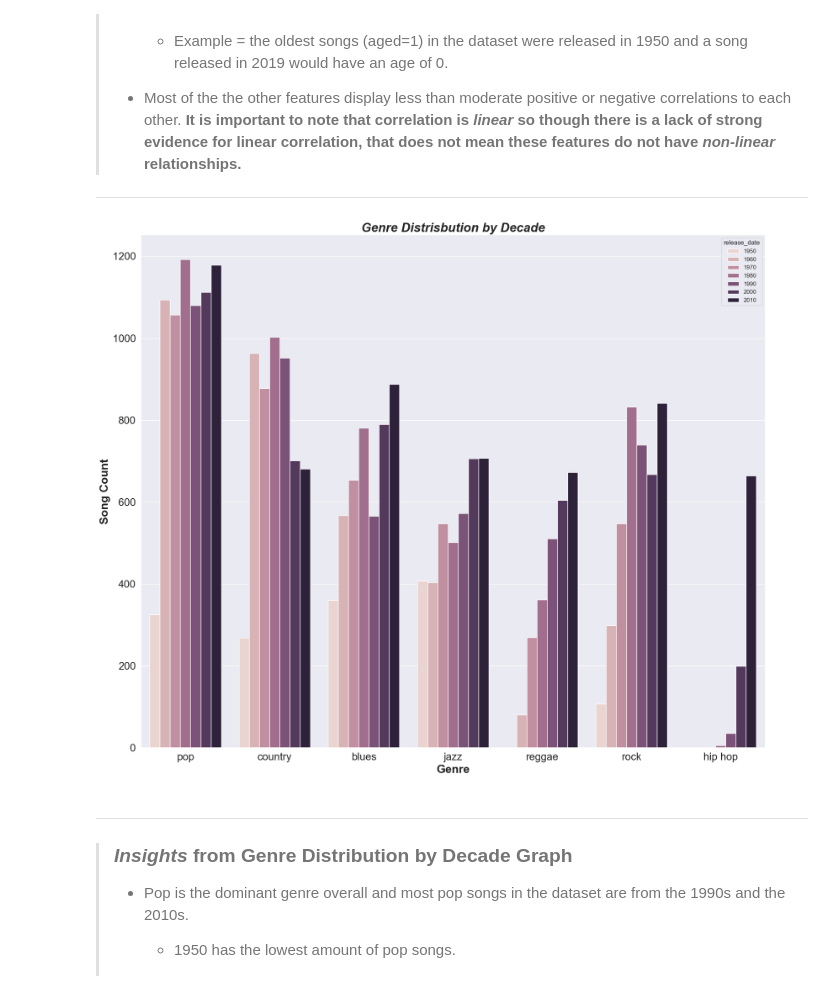
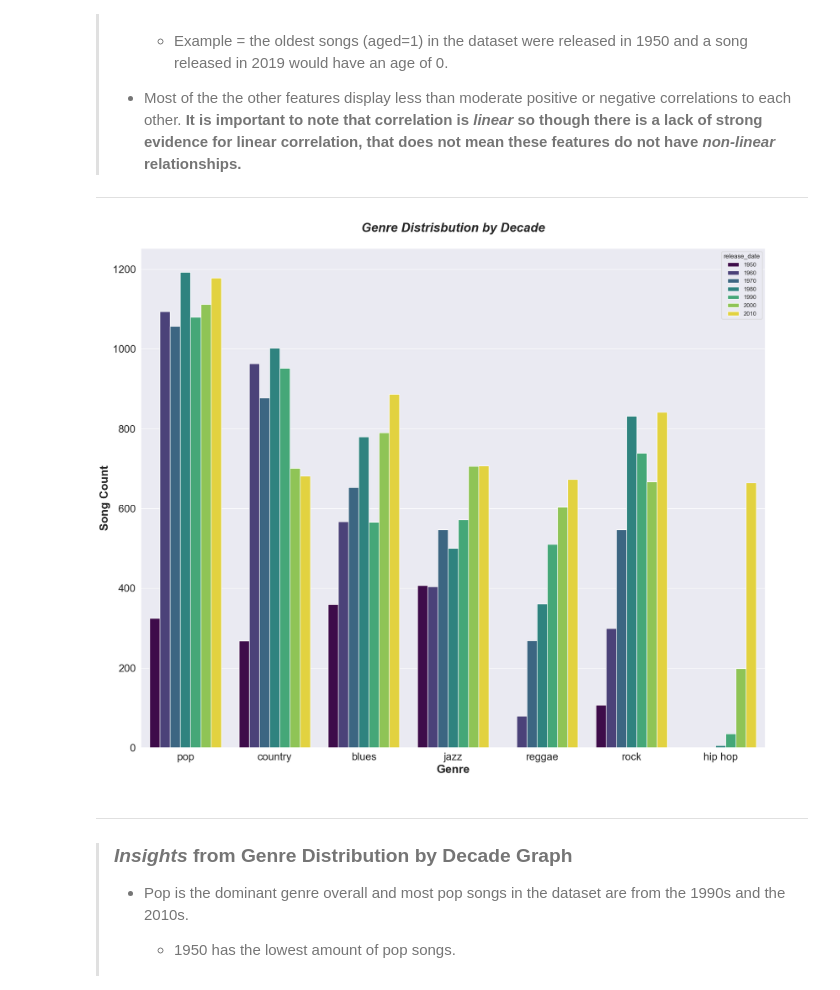
Before and after one commit to thetechleila/Music-Recommendation-Algorithm, a Jupyter notebook: code/EDA_music.ipynb, the cells around one changed output. Cells and saved outputs as stored; diff of their text form; code cells hidden in the pictures.

```diff
--- a/code/EDA_music.ipynb
+++ b/code/EDA_music.ipynb
@@ -806,22 +717,22 @@ ___
 # %%
 release_count_dec = df["release_date"]//10*10
 
 plt.figure(figsize=(18, 15))
 
-sns.countplot(data=df, x="genre", hue=release_count_dec)
+sns.countplot(data=df, x="genre", hue=release_count_dec, palette="viridis")
 
 #Labels
 sns.set(style="darkgrid")
 plt.ylabel("Song Count", fontsize=22, weight='bold')
 plt.xlabel('Genre', fontsize=22, weight='bold')
-plt.title("Genre Distrisbution by Decade", fontsize=24,
+plt.title("Genre Distrisbution by Decade\n", fontsize=24,
           weight='bold', style='italic')
 plt.tick_params(axis='both', which='major', labelsize=20)
 plt.tight_layout()
 
 plt.show()
 # %% [output]
-[figure, old version]
+[figure, new version]
 # %% [markdown]
 ___
 > ### *Insights* from Genre Distribution by Decade Graph
```
Also changed, not shown: parts of 6 cells of this notebook, 1 other file.
